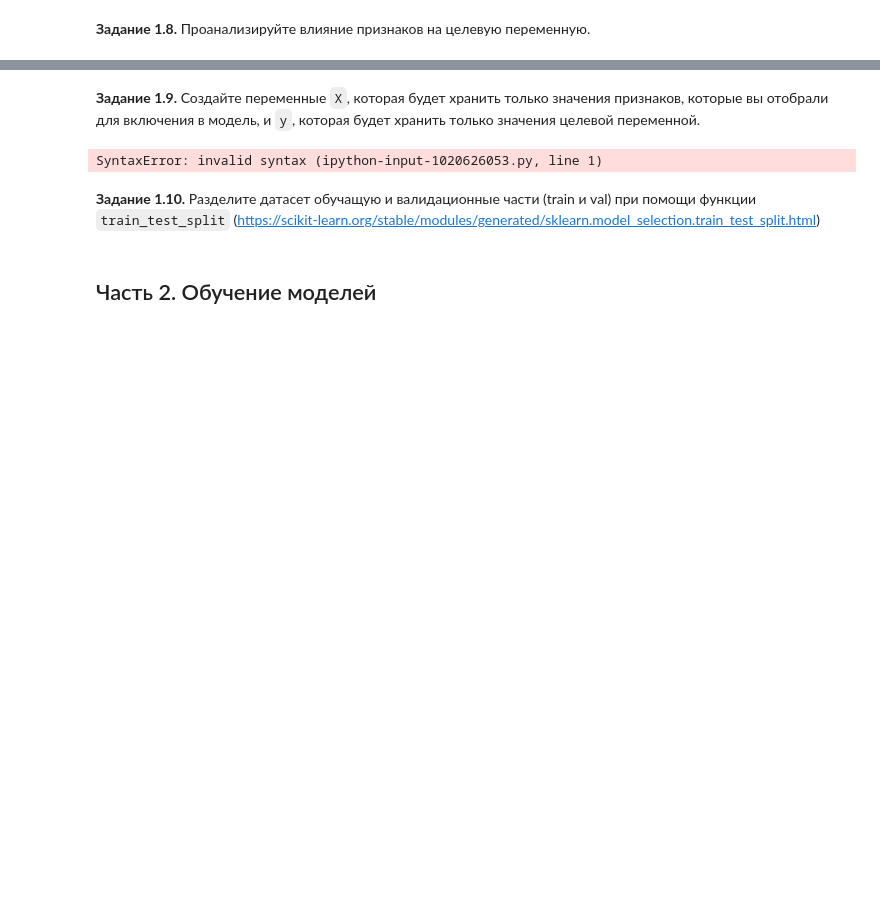
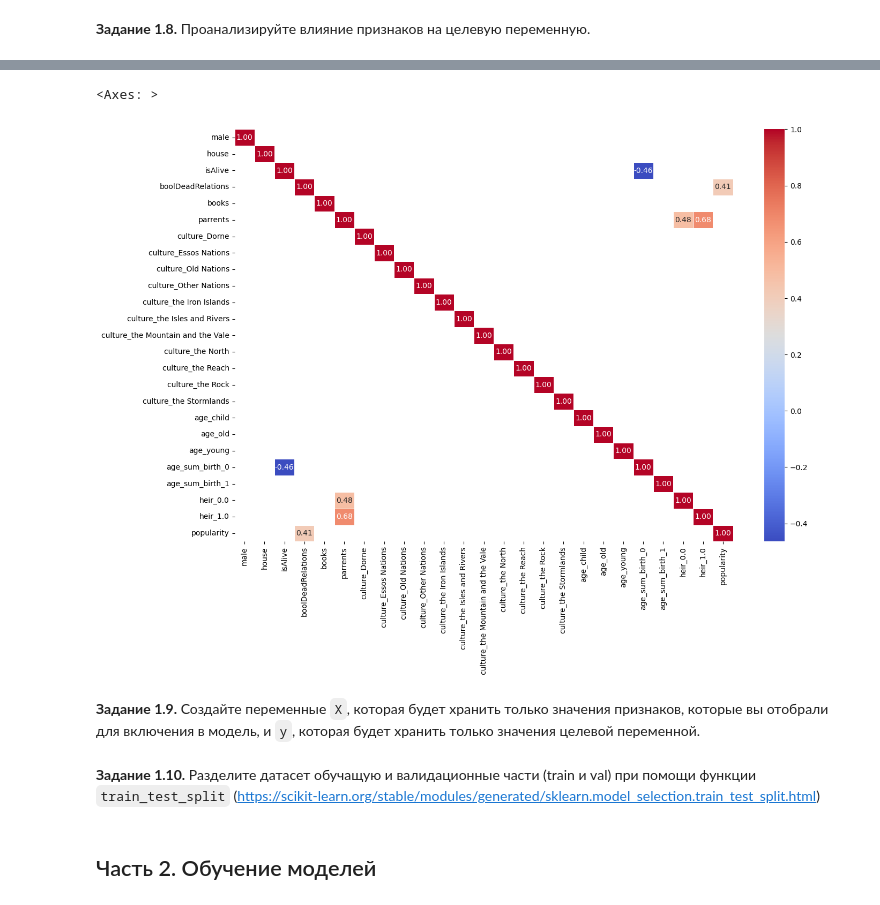
Before and after one commit to qwart6/DLS_by_MIPT, a Jupyter notebook: week_01_ml_intro/Homework/hw_1_game_of_thrones.ipynb, the cells around one changed output, grey strips where cells are left out. Saved outputs shown, nothing was run; the diff lists cells and outputs as text; code cells hidden in the pictures; blank space fills up the shorter version.

```diff
--- a/week_01_ml_intro/Homework/hw_1_game_of_thrones.ipynb
+++ b/week_01_ml_intro/Homework/hw_1_game_of_thrones.ipynb
@@ -963,3 +951,0 @@ sns.heatmap(corr_matrix, annot=True, cmap='coolwarm', fmt=".2f", linewidths=0.5,
-# %%
-data.drop(columns='title', inplace=True)
-data_test.drop(columns='title',inplace=True)
@@ -965,0 +972,17 @@ data_test.drop(columns='title',inplace=True)
+# %%
+# удалим признаки ниже, так-как они сильно коррелирут с другими фичами,
+# большой corr между фичами - это плохо скажется на обучении,
+# тем более у нас там линейные модели
+
+data.drop(columns=['title', 'isNoble', 'isMarried'], inplace=True)
+data_test.drop(columns=['title', 'isNoble', 'isMarried'],inplace=True)
+# %%
+corr_matrix = data.corr()
+
+mask = abs(corr_matrix) < 0.4
+
+plt.figure(figsize=(15,10))
+sns.heatmap(corr_matrix, annot=True, cmap='coolwarm', fmt=".2f", linewidths=0.5, mask=mask)
+# %% [output]
+<Axes: >
+[figure, added]
@@ -966,7 +997,2 @@ data_test.drop(columns='title',inplace=True)
 # %% [markdown]
 **Задание 1.9.** Создайте переменные `X`, которая будет хранить только значения признаков, которые вы отобрали для включения в модель, и `y`, которая будет хранить только значения целевой переменной.
-# %%
-X = # ...
-y = # ...
-# %% [output]
-SyntaxError: invalid syntax (ipython-input-1020626053.py, line 1)
```
Also changed, not shown: parts of 32 cells of this notebook.
